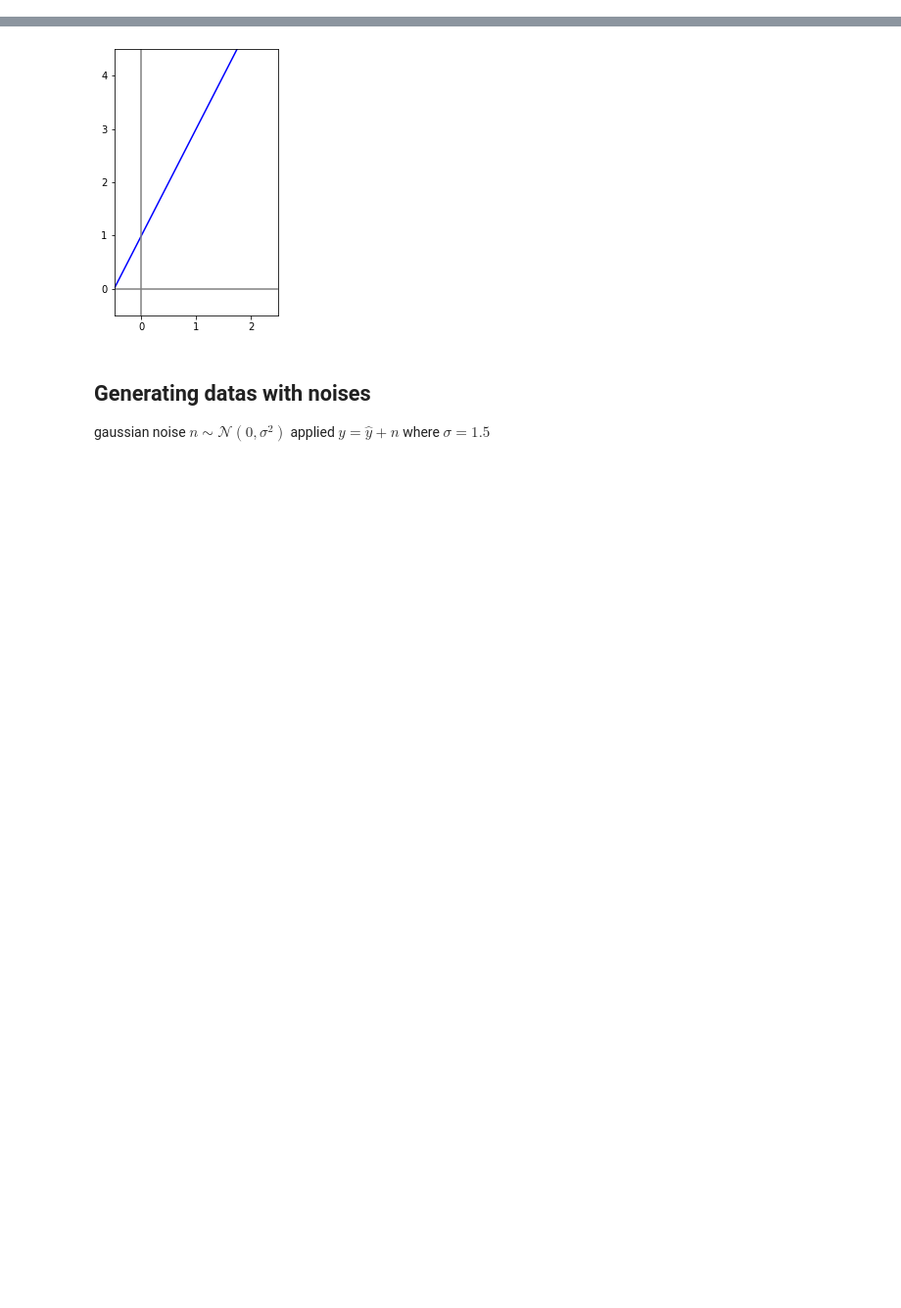
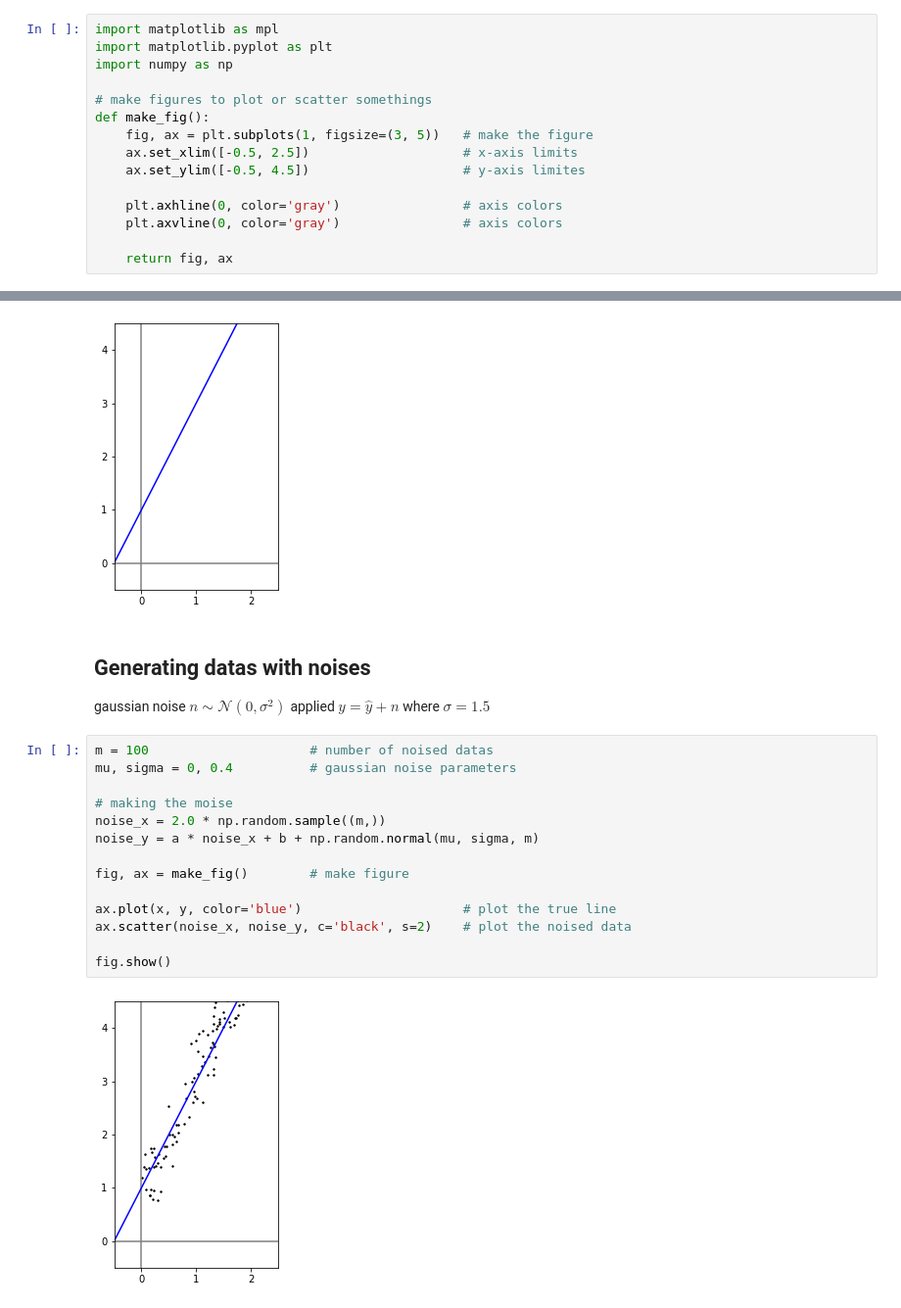
Before and after one commit to cielixer/CAU-MachineLearning2020-1st, a Jupyter notebook: Homework02/LinearRegression.ipynb, the cells around one changed output, grey strips where cells are left out. Shown: that part at 98% size. Drawn from its saved outputs; the diff is of its cells as text; blank space fills up the shorter version.

```diff
--- a/Homework02/LinearRegression.ipynb
+++ b/Homework02/LinearRegression.ipynb
@@ -9,3 +5,18 @@ import numpy as np
+# %%
+import matplotlib as mpl
+import matplotlib.pyplot as plt
+import numpy as np
+
+# make figures to plot or scatter somethings
+def make_fig():
+    fig, ax = plt.subplots(1, figsize=(3, 5))   # make the figure
+    ax.set_xlim([-0.5, 2.5])                    # x-axis limits
+    ax.set_ylim([-0.5, 4.5])                    # y-axis limites
+
+    plt.axhline(0, color='gray')                # axis colors
+    plt.axvline(0, color='gray')                # axis colors
+
+    return fig, ax
 # %% [markdown]
 ## Defining the linear model
 The linear model that we want to test the regresion
@@ -36,3 +43,19 @@ plt.axvline(0, color='gray')                # draw y-axis line
 
 gaussian noise $n \sim \mathcal{N}(0, {\sigma}^2)$ applied $y=\hat{y}+n$
     where $\sigma = 1.5$
+# %%
+m = 100                     # number of noised datas
+mu, sigma = 0, 0.4          # gaussian noise parameters
+
+# making the moise
+noise_x = 2.0 * np.random.sample((m,))
+noise_y = a * noise_x + b + np.random.normal(mu, sigma, m)
+
+fig, ax = make_fig()        # make figure
+
+ax.plot(x, y, color='blue')                     # plot the true line
+ax.scatter(noise_x, noise_y, c='black', s=2)    # plot the noised data
+
+fig.show()
+# %% [output]
+[figure, added]
```
Also changed, not shown: parts of 2 cells of this notebook.
